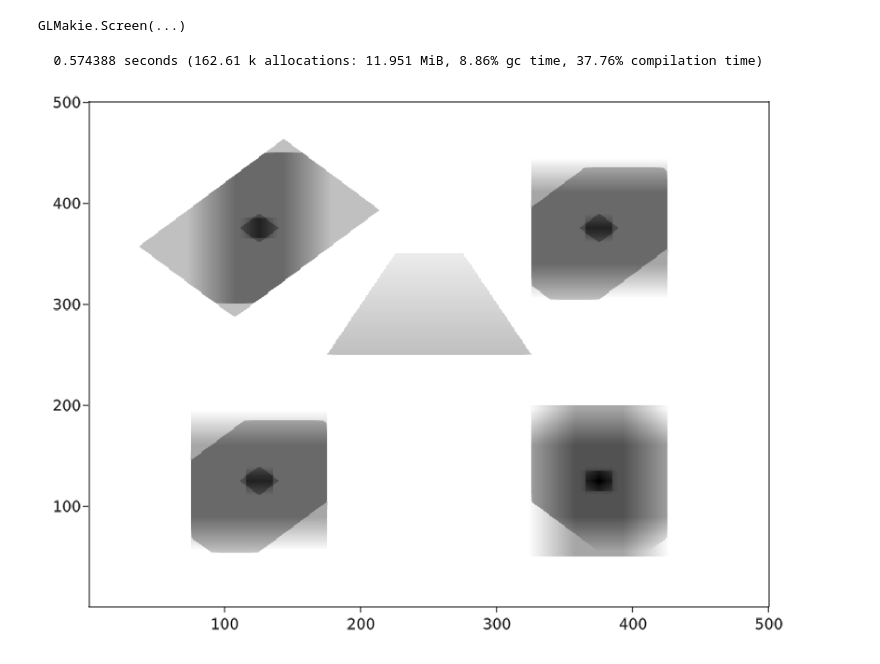
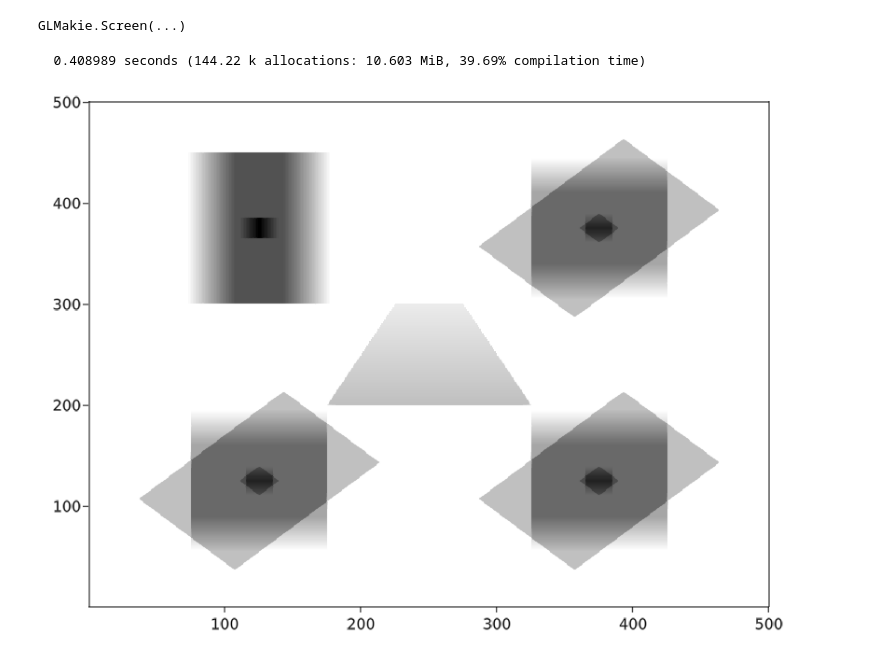
Before and after one commit to peremato/Geom4hep, a Jupyter notebook: examples/XRay.ipynb, the cells around one changed output. Drawn from its saved outputs; the diff is of its cells as text; code cells hidden in the pictures.

Commit message:
Fixed memory allocations

```diff
--- a/examples/XRay.ipynb
+++ b/examples/XRay.ipynb
@@ -19,8 +18,8 @@ draw(s, world)
 GLMakie.Screen(...)
 # %%
 # produce the the X-ray and plot it
-@time image = generateXRay(world, 2.5e5)
+@time image = generateXRay(world, 2.5e5, :x)
 heatmap(image, colormap=:grayC)
 # %% [output]
-  0.574388 seconds (162.61 k allocations: 11.951 MiB, 8.86% gc time, 37.76% compilation time)
+  0.408989 seconds (144.22 k allocations: 10.603 MiB, 39.69% compilation time)
-[figure, old version]
+[figure, new version]
```
Also changed, not shown: parts of 6 cells of this notebook, 6 other files.
